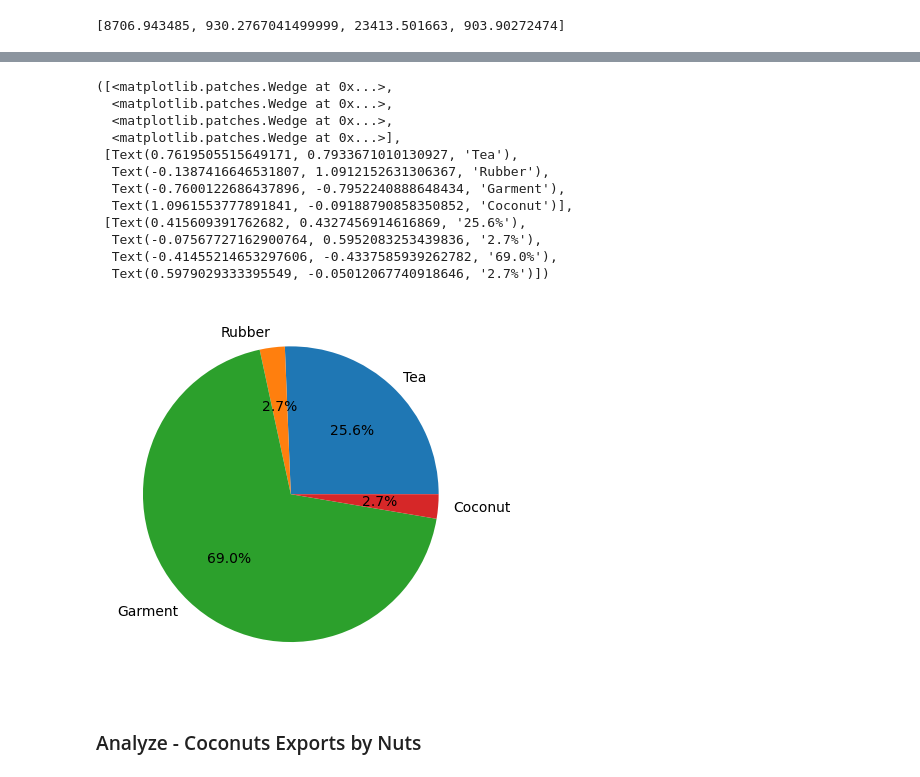
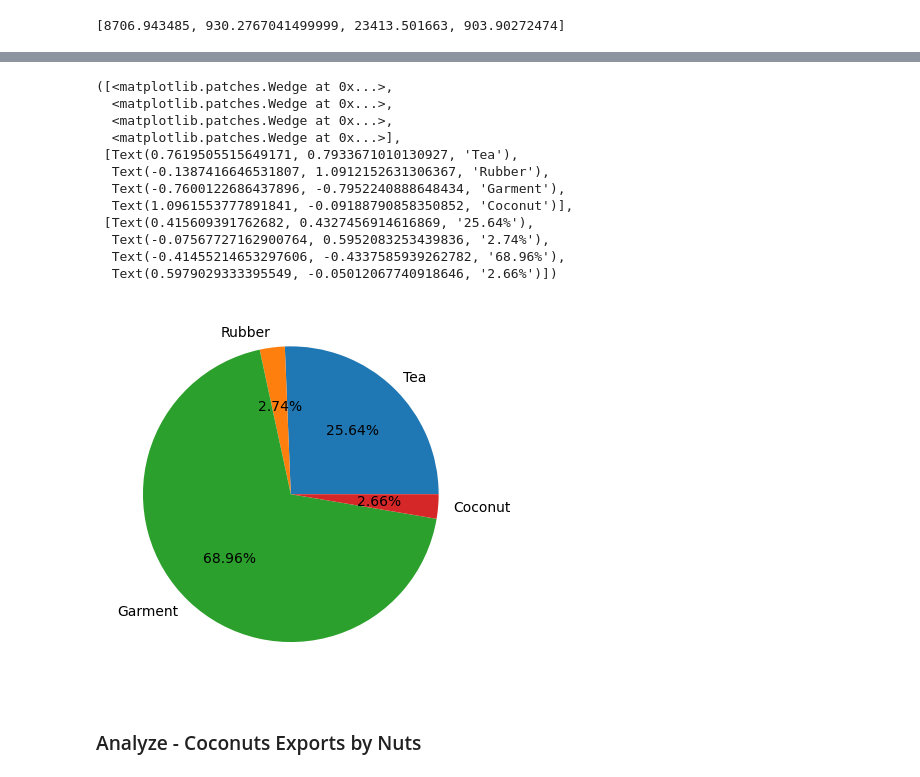
Before and after one commit to ChamikaGunarathna/Exports-Analysis, a Jupyter notebook: analyzis.ipynb, the cells around one changed output, grey strips where cells are left out. Saved outputs shown, nothing was run; the diff lists cells and outputs as text; code cells hidden in the pictures.

```diff
--- a/analyzis.ipynb
+++ b/analyzis.ipynb
@@ -208,23 +238,23 @@ total_exports_sum
 # %%
 labels = 'Tea', 'Rubber', 'Garment', 'Coconut'
 sizes = total_exports_sum['avg_per_year']
 
 fig, ax = plt.subplots()
-ax.pie(sizes, labels=labels,autopct='%1.1f%%')
+ax.pie(sizes, labels=labels,autopct='%1.2f%%')
 # %% [output]
 ([<matplotlib.patches.Wedge at 0x...>,
   <matplotlib.patches.Wedge at 0x...>,
   <matplotlib.patches.Wedge at 0x...>,
   <matplotlib.patches.Wedge at 0x...>],
  [Text(0.7619505515649171, 0.7933671010130927, 'Tea'),
   Text(-0.1387416646531807, 1.0912152631306367, 'Rubber'),
   Text(-0.7600122686437896, -0.7952240888648434, 'Garment'),
   Text(1.0961553777891841, -0.09188790858350852, 'Coconut')],
- [Text(0.415609391762682, 0.4327456914616869, '25.6%'),
-  Text(-0.07567727162900764, 0.5952083253439836, '2.7%'),
-  Text(-0.41455214653297606, -0.4337585939262782, '69.0%'),
-  Text(0.5979029333395549, -0.05012067740918646, '2.7%')])
+ [Text(0.415609391762682, 0.4327456914616869, '25.64%'),
+  Text(-0.07567727162900764, 0.5952083253439836, '2.74%'),
+  Text(-0.41455214653297606, -0.4337585939262782, '68.96%'),
+  Text(0.5979029333395549, -0.05012067740918646, '2.66%')])
-[figure, old version]
+[figure, new version]
 # %% [markdown]
 ### Analyze - Coconuts Exports by Nuts
 # %%
```
Also changed, not shown: parts of 22 cells of this notebook.
